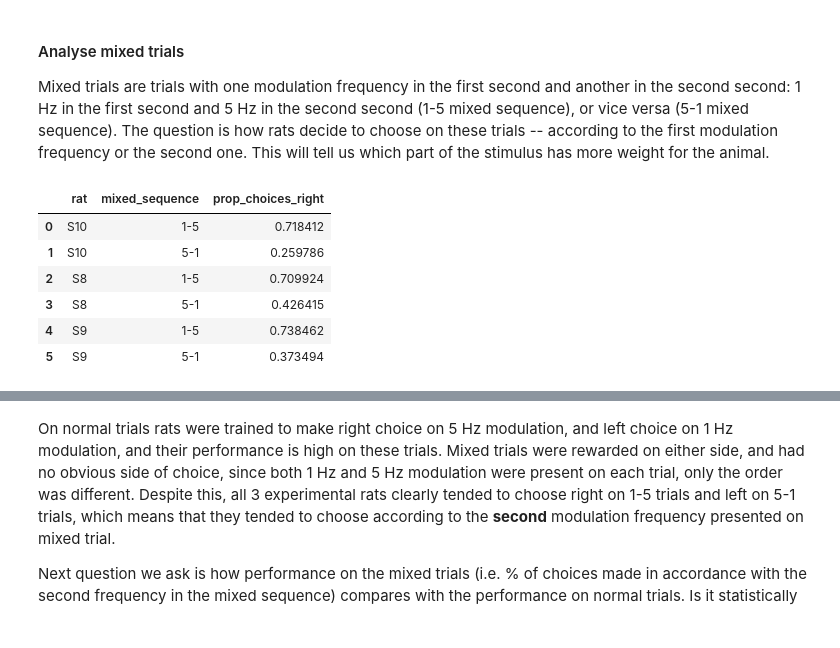
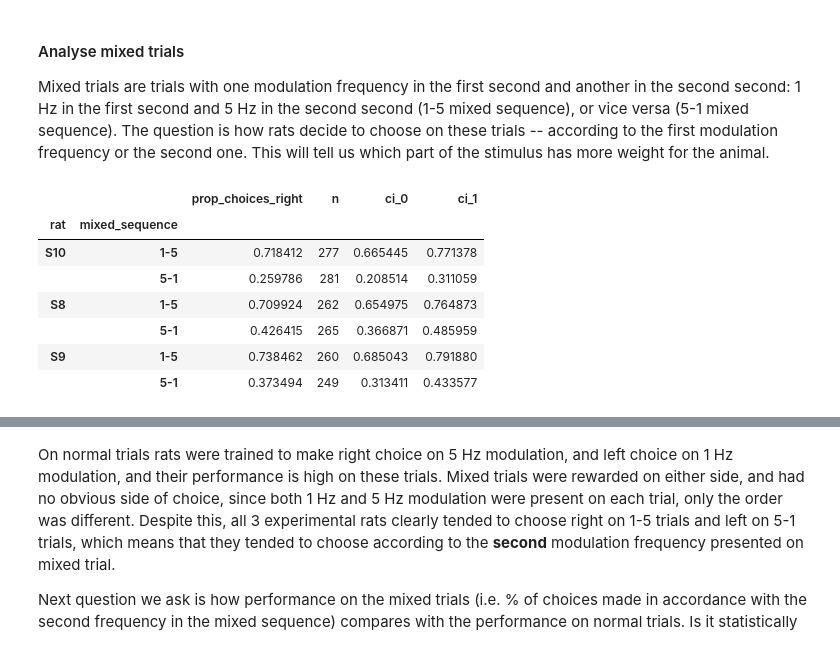
Before and after one commit to antopolskiy/code_showcase, a Jupyter notebook: rat_behavior_mixed_trials_analysis.ipynb, the cells around one changed output, grey strips where cells are left out. Saved outputs shown, nothing was run; the diff lists cells and outputs as text; code cells hidden in the pictures.

Commit message:
95% finished mixed trials analysis

```diff
--- a/rat_behavior_mixed_trials_analysis.ipynb
+++ b/rat_behavior_mixed_trials_analysis.ipynb
@@ -78,16 +78,25 @@ Mixed trials are trials with one modulation frequency in the first second and an
 # %%
 # get only mixed trials
 mt = trials[trials.mixed_sequence.notnull()]
 
 # calculate proportion of choice to right for 5-1 and 5-1 mixed sequences for each rat
-prop_right = mt.groupby(['rat','mixed_sequence'])['choice'].apply(lambda x: sum(x=='Right')/len(x)).reset_index()
-prop_right.rename(columns={"choice": "prop_choices_right"},inplace=True)
+calculate_prop_right = lambda x: (sum(x=='Right')/len(x), len(x))
+prop_right = mt.groupby(['rat','mixed_sequence'])['choice'].apply(calculate_prop_right)
+
+prop_right = pandas_series_tuple_unpack(prop_right, ['prop_choices_right','n'])
+
+# calculate binomial confidence interval for performance
+for row in prop_right.iterrows():
+    (prop_right.loc[row[0],'ci_0'],prop_right.loc[row[0],'ci_1']) = \
+    proportion_confint(row[1].n*row[1].prop_choices_right,row[1].n,0.05)
+
 prop_right
 # %% [output]
-|  | rat | mixed_sequence | prop_choices_right |
-| 0 | S10 | 1-5 | 0.718412 |
-| 1 | S10 | 5-1 | 0.259786 |
-| 2 | S8 | 1-5 | 0.709924 |
-| 3 | S8 | 5-1 | 0.426415 |
-| 4 | S9 | 1-5 | 0.738462 |
-| 5 | S9 | 5-1 | 0.373494 |
+|  |  | prop_choices_right | n | ci_0 | ci_1 |
+| rat | mixed_sequence |  |  |  |  |
+| S10 | 1-5 | 0.718412 | 277 | 0.665445 | 0.771378 |
+|  | 5-1 | 0.259786 | 281 | 0.208514 | 0.311059 |
+| S8 | 1-5 | 0.709924 | 262 | 0.654975 | 0.764873 |
+|  | 5-1 | 0.426415 | 265 | 0.366871 | 0.485959 |
+| S9 | 1-5 | 0.738462 | 260 | 0.685043 | 0.791880 |
+|  | 5-1 | 0.373494 | 249 | 0.313411 | 0.433577 |
```
Also changed, not shown: parts of 9 cells of this notebook.
